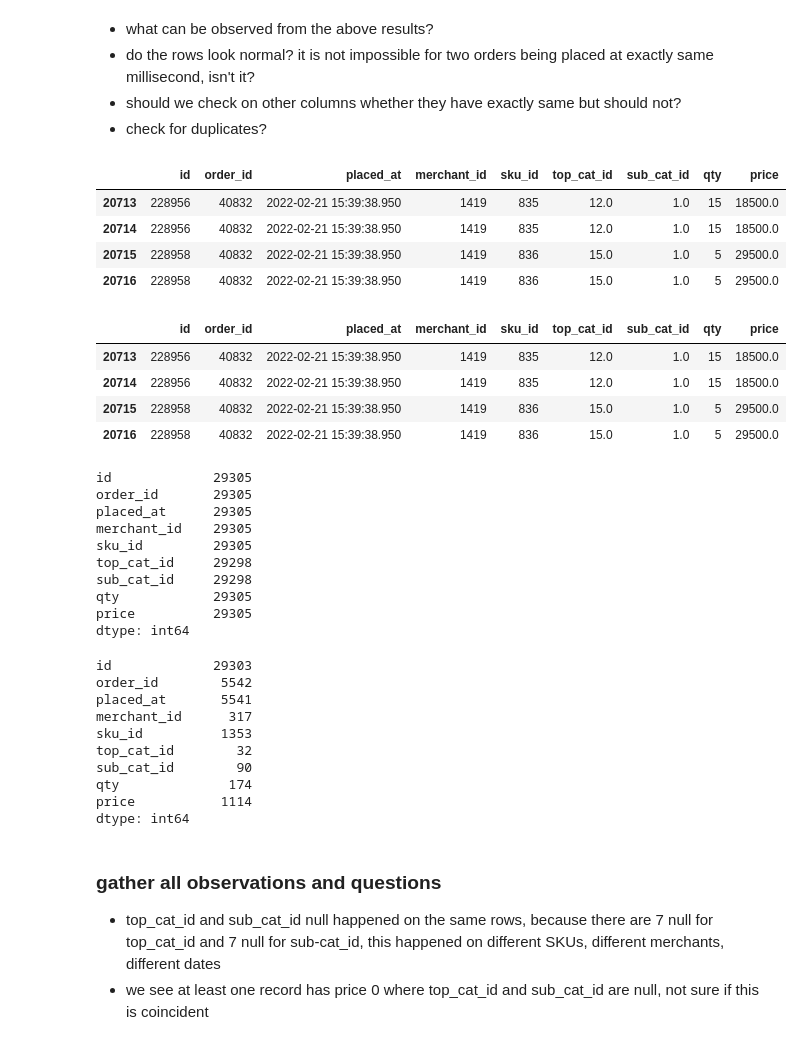
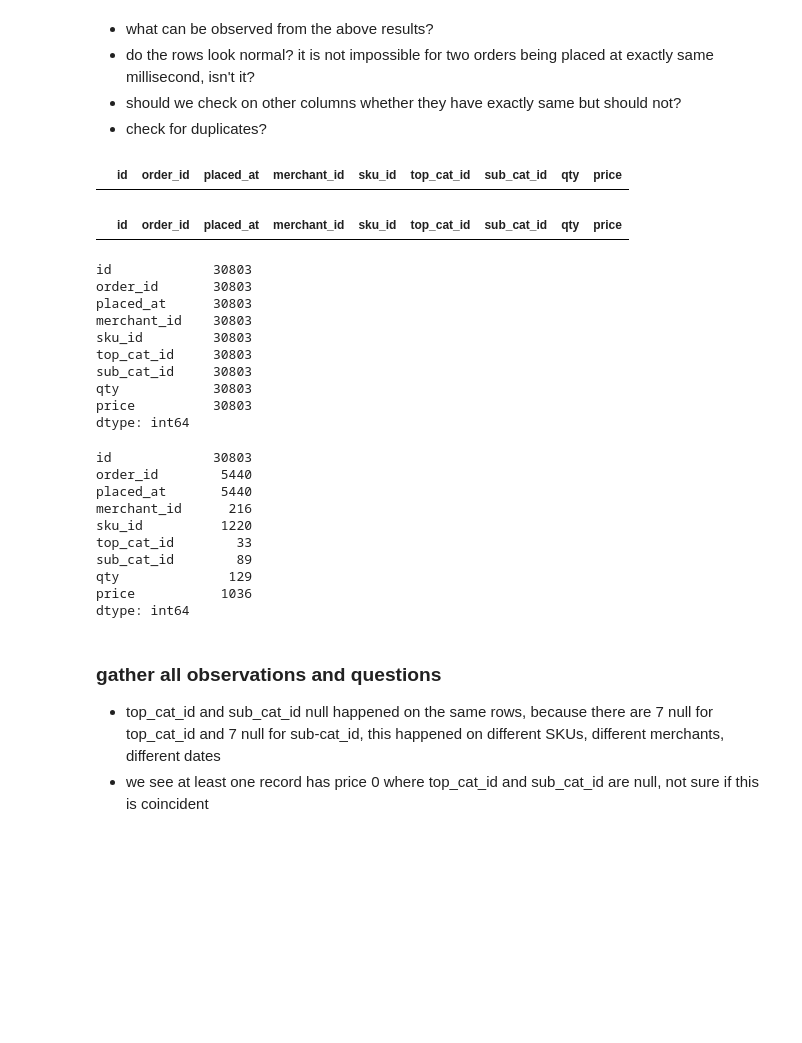
Before and after one commit to yingli/datasciencelifecycle, a Jupyter notebook: sample_code/NB02.ipynb, the cells around one changed output. Saved outputs shown, nothing was run; the diff lists cells and outputs as text; code cells hidden in the pictures; blank space fills up the shorter version.

```diff
--- a/sample_code/NB02.ipynb
+++ b/sample_code/NB02.ipynb
@@ -209,47 +192,39 @@ baskets[baskets['order_id'].isin(o_id['order_id'])]
  - should we check on other columns whether they have exactly same but should not?
  - check for duplicates?
 # %%
-baskets = pd.read_csv('../../dslc_prep/baskets_sample_random_10.csv')
+baskets = pd.read_csv('new_baskets_sample_random_10.csv')
 baskets[baskets.duplicated(keep=False)]
 # %% [output]
 |  | id | order_id | placed_at | merchant_id | sku_id | top_cat_id | sub_cat_id | qty | price |
-| 20713 | 228956 | 40832 | 2022-02-21 15:39:38.950 | 1419 | 835 | 12.0 | 1.0 | 15 | 18500.0 |
-| 20714 | 228956 | 40832 | 2022-02-21 15:39:38.950 | 1419 | 835 | 12.0 | 1.0 | 15 | 18500.0 |
-| 20715 | 228958 | 40832 | 2022-02-21 15:39:38.950 | 1419 | 836 | 15.0 | 1.0 | 5 | 29500.0 |
-| 20716 | 228958 | 40832 | 2022-02-21 15:39:38.950 | 1419 | 836 | 15.0 | 1.0 | 5 | 29500.0 |
 # %%
 baskets[baskets.duplicated(subset=['id'],keep=False)]
 # %% [output]
 |  | id | order_id | placed_at | merchant_id | sku_id | top_cat_id | sub_cat_id | qty | price |
-| 20713 | 228956 | 40832 | 2022-02-21 15:39:38.950 | 1419 | 835 | 12.0 | 1.0 | 15 | 18500.0 |
-| 20714 | 228956 | 40832 | 2022-02-21 15:39:38.950 | 1419 | 835 | 12.0 | 1.0 | 15 | 18500.0 |
-| 20715 | 228958 | 40832 | 2022-02-21 15:39:38.950 | 1419 | 836 | 15.0 | 1.0 | 5 | 29500.0 |
-| 20716 | 228958 | 40832 | 2022-02-21 15:39:38.950 | 1419 | 836 | 15.0 | 1.0 | 5 | 29500.0 |
 # %%
 baskets.count()
 # %% [output]
-id             29305
-order_id       29305
-placed_at      29305
-merchant_id    29305
-sku_id         29305
-top_cat_id     29298
-sub_cat_id     29298
-qty            29305
-price          29305
+id             30803
+order_id       30803
+placed_at      30803
+merchant_id    30803
+sku_id         30803
+top_cat_id     30803
+sub_cat_id     30803
+qty            30803
+price          30803
 dtype: int64
 # %%
 baskets.nunique()
 # %% [output]
-id             29303
-order_id        5542
-placed_at       5541
-merchant_id      317
-sku_id          1353
-top_cat_id        32
-sub_cat_id        90
-qty              174
-price           1114
+id             30803
+order_id        5440
+placed_at       5440
+merchant_id      216
+sku_id          1220
+top_cat_id        33
+sub_cat_id        89
+qty              129
+price           1036
 dtype: int64
 # %% [markdown]
 ### gather all observations and questions
```
Also changed, not shown: parts of 10 cells of this notebook, 5 other files.
